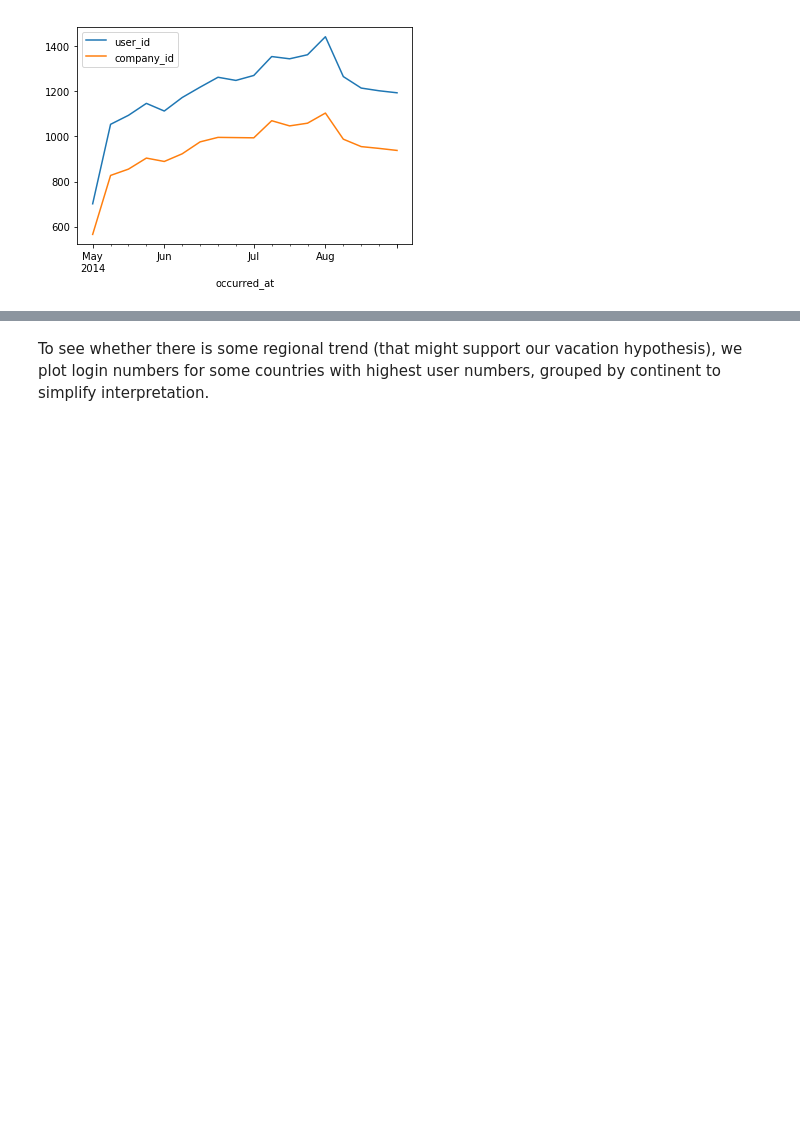
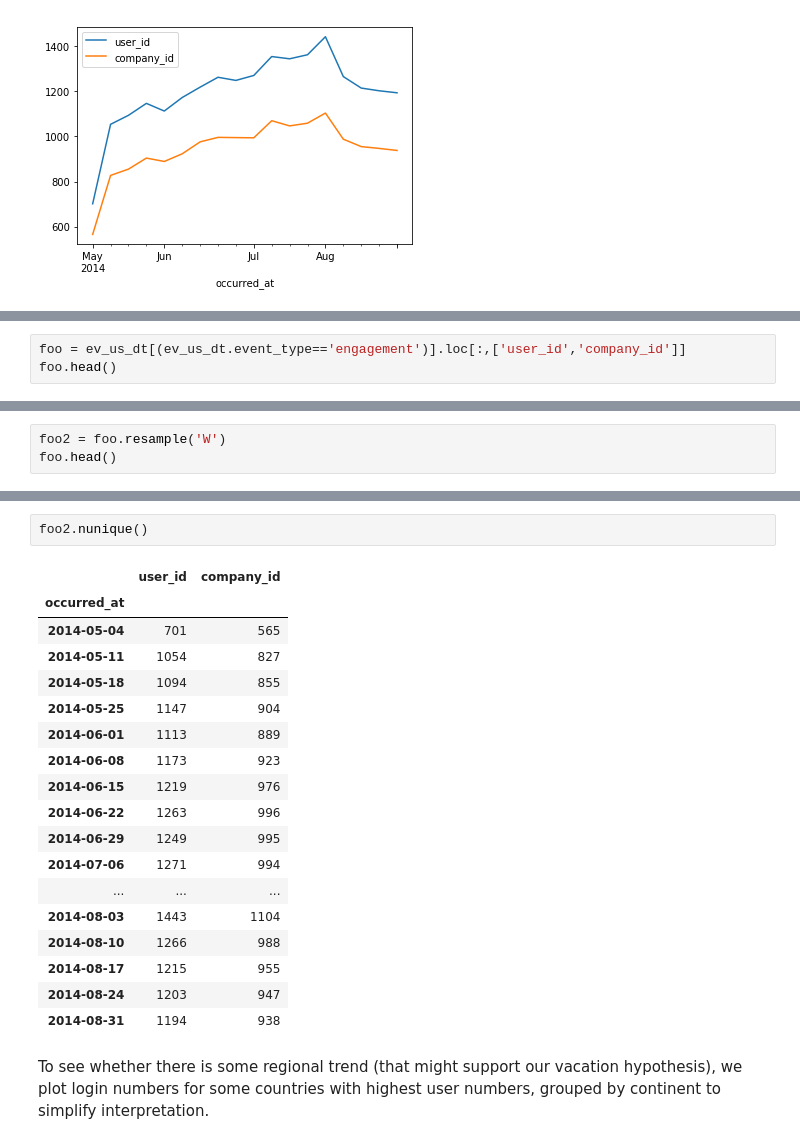
Before and after one commit to davestanley-cogrhythms/insight-datachallenge1, a Jupyter notebook: others/Data_Challenge2/Monika-Pichler-Yammer.ipynb, the cells around one changed output, grey strips where cells are left out. Saved outputs shown, nothing was run; the diff lists cells and outputs as text; blank space fills up the shorter version.

```diff
--- a/others/Data_Challenge2/Monika-Pichler-Yammer.ipynb
+++ b/others/Data_Challenge2/Monika-Pichler-Yammer.ipynb
@@ -80,0 +142,3 @@ _= ev_us_dt[(ev_us_dt.event_type=='engagement')].loc[:,['user_id','company_id']]
+# %%
+foo = ev_us_dt[(ev_us_dt.event_type=='engagement')].loc[:,['user_id','company_id']]
+foo.head()
@@ -80,0 +153,3 @@ _= ev_us_dt[(ev_us_dt.event_type=='engagement')].loc[:,['user_id','company_id']]
+# %%
+foo2 = foo.resample('W')
+foo.head()
@@ -81,3 +164,24 @@ _= ev_us_dt[(ev_us_dt.event_type=='engagement')].loc[:,['user_id','company_id']]
+# %%
+foo2.nunique()
+# %% [output]
+|  | user_id | company_id |
+| occurred_at |  |  |
+| 2014-05-04 | 701 | 565 |
+| 2014-05-11 | 1054 | 827 |
+| 2014-05-18 | 1094 | 855 |
+| 2014-05-25 | 1147 | 904 |
+| 2014-06-01 | 1113 | 889 |
+| 2014-06-08 | 1173 | 923 |
+| 2014-06-15 | 1219 | 976 |
+| 2014-06-22 | 1263 | 996 |
+| 2014-06-29 | 1249 | 995 |
+| 2014-07-06 | 1271 | 994 |
+| ... | ... | ... |
+| 2014-08-03 | 1443 | 1104 |
+| 2014-08-10 | 1266 | 988 |
+| 2014-08-17 | 1215 | 955 |
+| 2014-08-24 | 1203 | 947 |
+| 2014-08-31 | 1194 | 938 |
 # %% [markdown]
 To see whether there is some regional trend (that might support our vacation hypothesis), we plot login numbers for some countries with highest user numbers, grouped by continent to simplify interpretation.
 # %%
```
Also changed, not shown: parts of 8 cells of this notebook.
